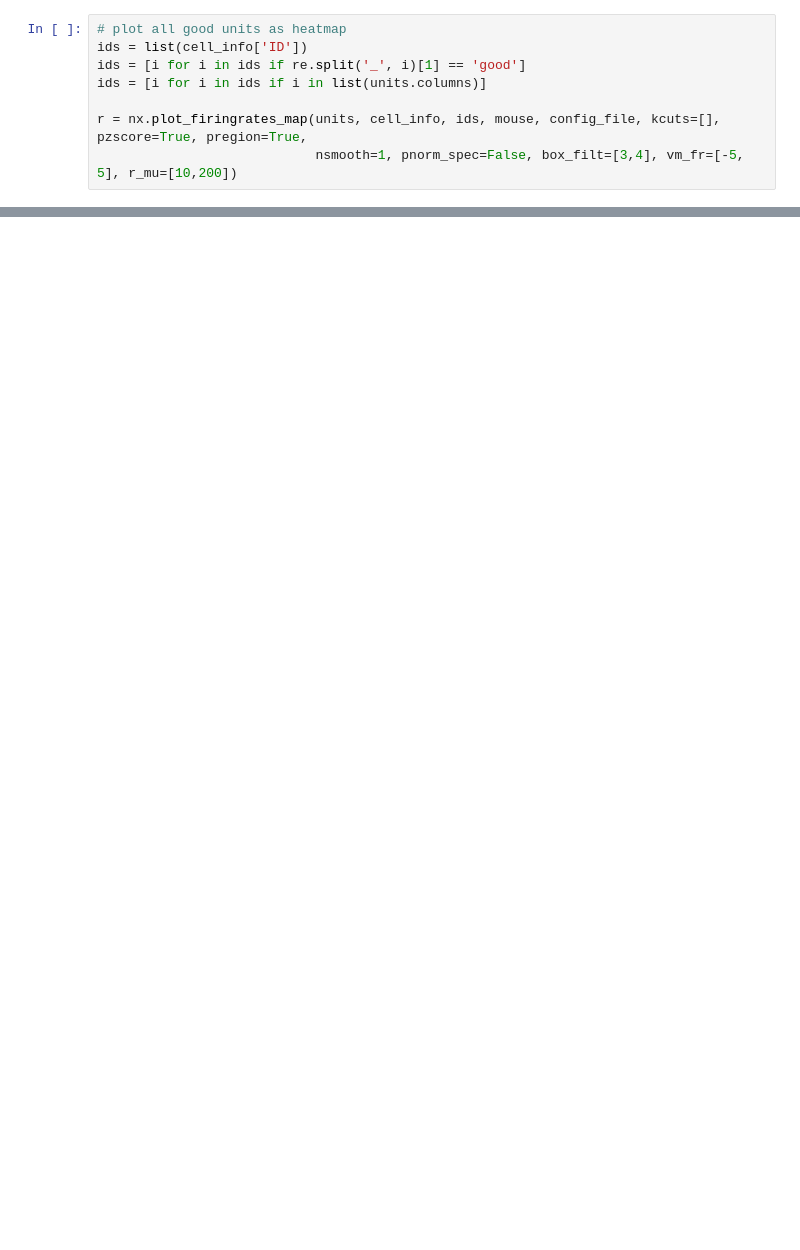
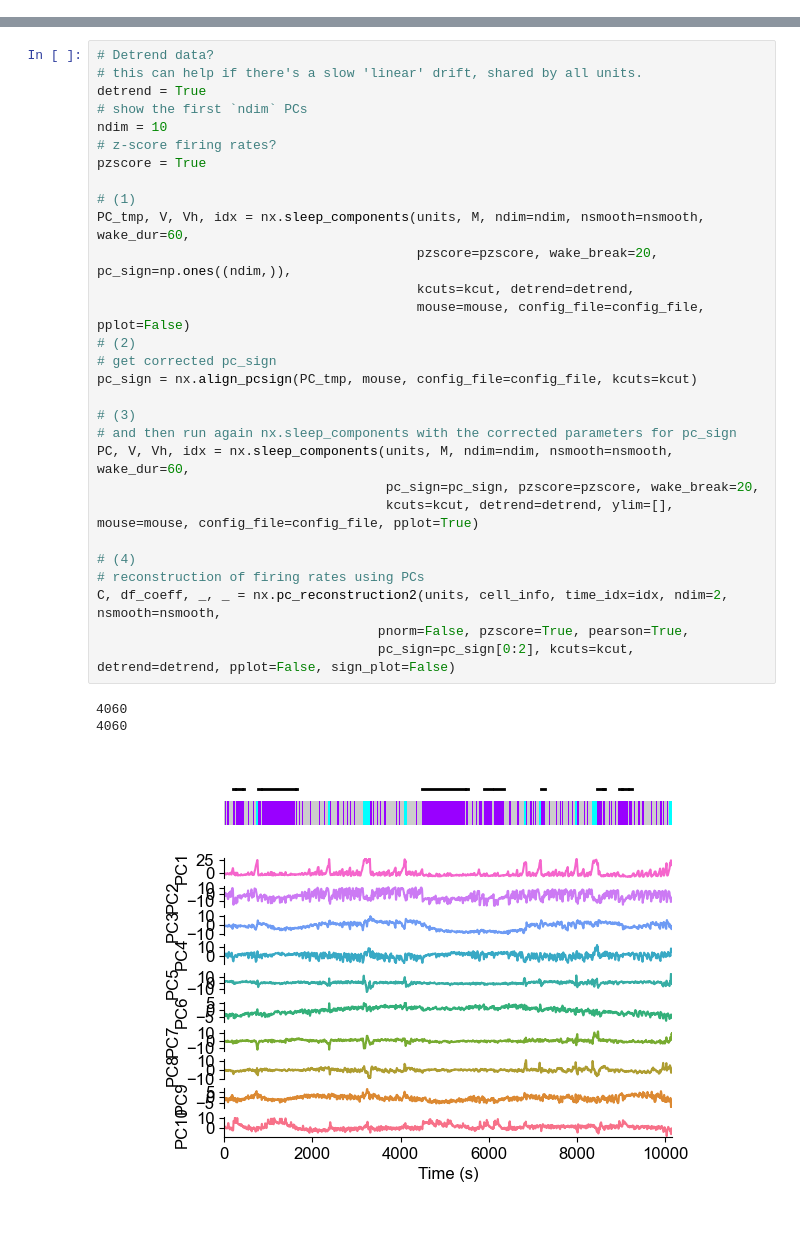
Before and after one commit to tortugar/Npx, a Jupyter notebook: basic_analysis_howto.ipynb, the cells around one changed output, grey strips where cells are left out. Cells and saved outputs as stored; diff of their text form; blank space fills up the shorter version.

```diff
--- a/basic_analysis_howto.ipynb
+++ b/basic_analysis_howto.ipynb
@@ -86,8 +0,0 @@ units = units[ids]
-# %%
-# plot all good units as heatmap
-ids = list(cell_info['ID'])
-ids = [i for i in ids if re.split('_', i)[1] == 'good']
-ids = [i for i in ids if i in list(units.columns)]
-
-r = nx.plot_firingrates_map(units, cell_info, ids, mouse, config_file, kcuts=[], pzscore=True, pregion=True,
-                            nsmooth=1, pnorm_spec=False, box_filt=[3,4], vm_fr=[-5, 5], r_mu=[10,200])
@@ -259,0 +120,33 @@ len(ii)
+# %%
+# Detrend data?
+# this can help if there's a slow 'linear' drift, shared by all units.
+detrend = True
+# show the first `ndim` PCs
+ndim = 10
+# z-score firing rates?
+pzscore = True
+
+# (1)
+PC_tmp, V, Vh, idx = nx.sleep_components(units, M, ndim=ndim, nsmooth=nsmooth, wake_dur=60,
+                                         pzscore=pzscore, wake_break=20, pc_sign=np.ones((ndim,)),
+                                         kcuts=kcut, detrend=detrend,
+                                         mouse=mouse, config_file=config_file, pplot=False)
+# (2)
+# get corrected pc_sign
+pc_sign = nx.align_pcsign(PC_tmp, mouse, config_file=config_file, kcuts=kcut)
+
+# (3)
+# and then run again nx.sleep_components with the corrected parameters for pc_sign
+PC, V, Vh, idx = nx.sleep_components(units, M, ndim=ndim, nsmooth=nsmooth, wake_dur=60,
+                                     pc_sign=pc_sign, pzscore=pzscore, wake_break=20,
+                                     kcuts=kcut, detrend=detrend, ylim=[], mouse=mouse, config_file=config_file, pplot=True)
+
+# (4)
+# reconstruction of firing rates using PCs
+C, df_coeff, _, _ = nx.pc_reconstruction2(units, cell_info, time_idx=idx, ndim=2, nsmooth=nsmooth,
+                                    pnorm=False, pzscore=True, pearson=True,
+                                    pc_sign=pc_sign[0:2], kcuts=kcut, detrend=detrend, pplot=False, sign_plot=False)
+# %% [output]
+4060
+4060
+[figure, added]
```
Also changed, not shown: parts of 43 cells of this notebook.
